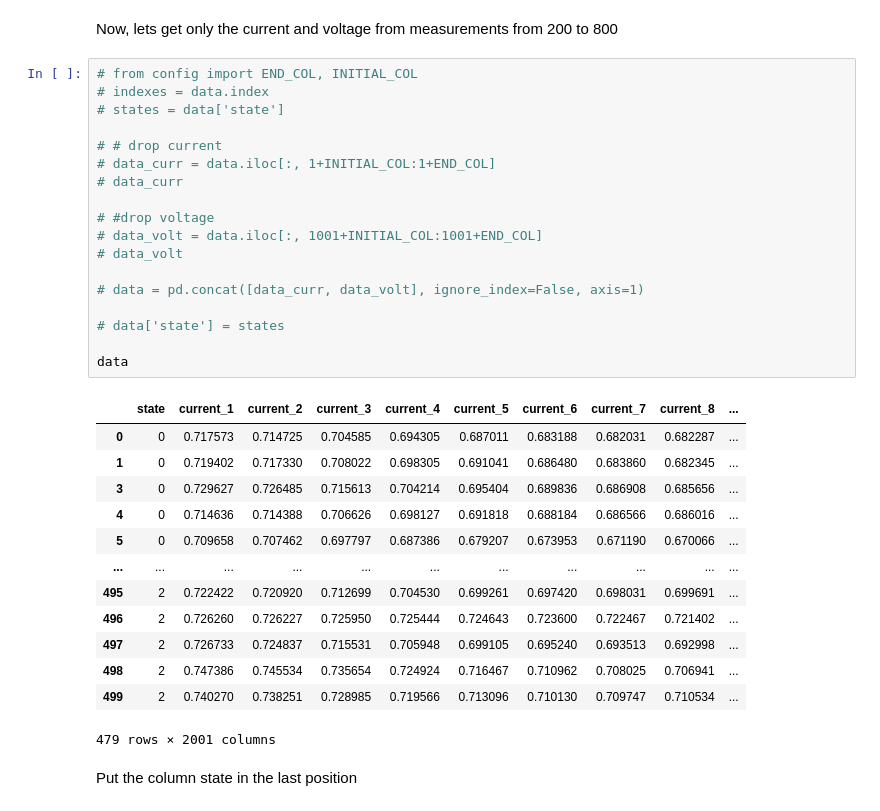
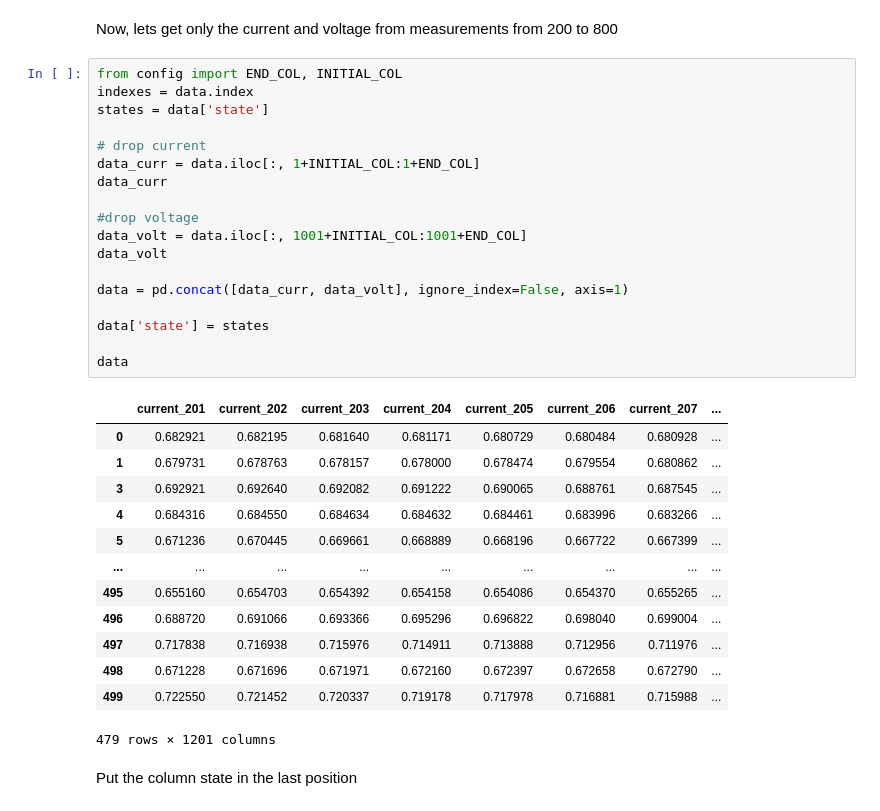
Before and after one commit to bkpedrosuper/EngineCC-ANN, a Jupyter notebook: notebooks/pre_process2.ipynb, the cells around one changed output. Saved outputs shown, nothing was run; the diff lists cells and outputs as text.

```diff
--- a/notebooks/pre_process2.ipynb
+++ b/notebooks/pre_process2.ipynb
@@ -41,37 +41,37 @@ data.head()
 # %% [markdown]
 Now, lets get only the current and voltage from measurements from 200 to 800
 # %%
-# from config import END_COL, INITIAL_COL
-# indexes = data.index
-# states = data['state']
+from config import END_COL, INITIAL_COL
+indexes = data.index
+states = data['state']
 
-# # drop current
-# data_curr = data.iloc[:, 1+INITIAL_COL:1+END_COL]
-# data_curr
+# drop current
+data_curr = data.iloc[:, 1+INITIAL_COL:1+END_COL]
+data_curr
 
-# #drop voltage
-# data_volt = data.iloc[:, 1001+INITIAL_COL:1001+END_COL]
-# data_volt
+#drop voltage
+data_volt = data.iloc[:, 1001+INITIAL_COL:1001+END_COL]
+data_volt
 
-# data = pd.concat([data_curr, data_volt], ignore_index=False, axis=1)
+data = pd.concat([data_curr, data_volt], ignore_index=False, axis=1)
 
-# data['state'] = states
+data['state'] = states
 
 data
 # %% [output]
-|  | state | current_1 | current_2 | current_3 | current_4 | current_5 | current_6 | current_7 | current_8 | ... |
-| 0 | 0 | 0.717573 | 0.714725 | 0.704585 | 0.694305 | 0.687011 | 0.683188 | 0.682031 | 0.682287 | ... |
-| 1 | 0 | 0.719402 | 0.717330 | 0.708022 | 0.698305 | 0.691041 | 0.686480 | 0.683860 | 0.682345 | ... |
-| 3 | 0 | 0.729627 | 0.726485 | 0.715613 | 0.704214 | 0.695404 | 0.689836 | 0.686908 | 0.685656 | ... |
-| 4 | 0 | 0.714636 | 0.714388 | 0.706626 | 0.698127 | 0.691818 | 0.688184 | 0.686566 | 0.686016 | ... |
-| 5 | 0 | 0.709658 | 0.707462 | 0.697797 | 0.687386 | 0.679207 | 0.673953 | 0.671190 | 0.670066 | ... |
-| ... | ... | ... | ... | ... | ... | ... | ... | ... | ... | ... |
-| 495 | 2 | 0.722422 | 0.720920 | 0.712699 | 0.704530 | 0.699261 | 0.697420 | 0.698031 | 0.699691 | ... |
-| 496 | 2 | 0.726260 | 0.726227 | 0.725950 | 0.725444 | 0.724643 | 0.723600 | 0.722467 | 0.721402 | ... |
-| 497 | 2 | 0.726733 | 0.724837 | 0.715531 | 0.705948 | 0.699105 | 0.695240 | 0.693513 | 0.692998 | ... |
-| 498 | 2 | 0.747386 | 0.745534 | 0.735654 | 0.724924 | 0.716467 | 0.710962 | 0.708025 | 0.706941 | ... |
-| 499 | 2 | 0.740270 | 0.738251 | 0.728985 | 0.719566 | 0.713096 | 0.710130 | 0.709747 | 0.710534 | ... |
+|  | current_201 | current_202 | current_203 | current_204 | current_205 | current_206 | current_207 | ... |
+| 0 | 0.682921 | 0.682195 | 0.681640 | 0.681171 | 0.680729 | 0.680484 | 0.680928 | ... |
+| 1 | 0.679731 | 0.678763 | 0.678157 | 0.678000 | 0.678474 | 0.679554 | 0.680862 | ... |
+| 3 | 0.692921 | 0.692640 | 0.692082 | 0.691222 | 0.690065 | 0.688761 | 0.687545 | ... |
+| 4 | 0.684316 | 0.684550 | 0.684634 | 0.684632 | 0.684461 | 0.683996 | 0.683266 | ... |
+| 5 | 0.671236 | 0.670445 | 0.669661 | 0.668889 | 0.668196 | 0.667722 | 0.667399 | ... |
+| ... | ... | ... | ... | ... | ... | ... | ... | ... |
+| 495 | 0.655160 | 0.654703 | 0.654392 | 0.654158 | 0.654086 | 0.654370 | 0.655265 | ... |
+| 496 | 0.688720 | 0.691066 | 0.693366 | 0.695296 | 0.696822 | 0.698040 | 0.699004 | ... |
+| 497 | 0.717838 | 0.716938 | 0.715976 | 0.714911 | 0.713888 | 0.712956 | 0.711976 | ... |
+| 498 | 0.671228 | 0.671696 | 0.671971 | 0.672160 | 0.672397 | 0.672658 | 0.672790 | ... |
+| 499 | 0.722550 | 0.721452 | 0.720337 | 0.719178 | 0.717978 | 0.716881 | 0.715988 | ... |
-479 rows × 2001 columns
+479 rows × 1201 columns
 # %% [markdown]
 Put the column state in the last position
 # %%
```
Also changed, not shown: parts of 2 cells of this notebook, 1 other file.
